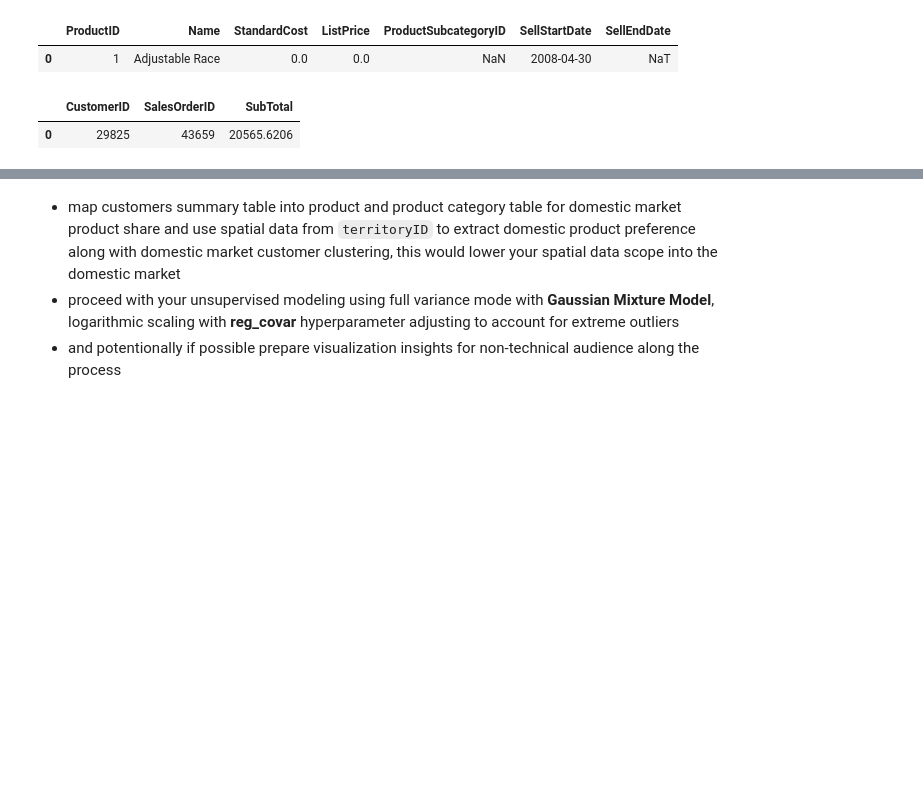
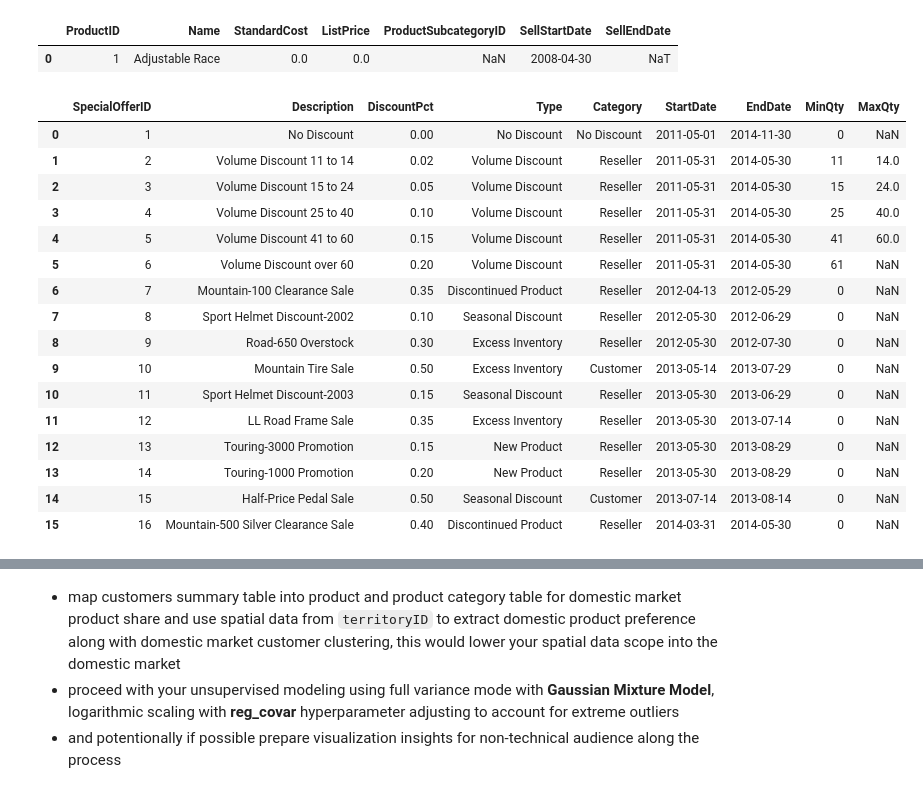
Before and after one commit to AtlasMarbx/AdventureWorks-Data-Migration-and-insight-extraction, a Jupyter notebook: EDA_process.ipynb, the cells around one changed output, grey strips where cells are left out. Drawn from its saved outputs; the diff is of its cells as text; code cells hidden in the pictures; blank space fills up the shorter version.

Commit message:
dependency update and table range increase

```diff
--- a/EDA_process.ipynb
+++ b/EDA_process.ipynb
@@ -59,6 +62,14 @@ with engine.connect() as connection:
     # extracting product subcategory
     query_product_subcategory = 'SELECT * FROM `aw2022-production-productsubcategory`'
     df_product_subcategory = pd.read_sql_query(query_product_subcategory, connection)
+
+    # extracting special offer
+    query_product_specialoffer = 'SELECT * FROM `aw2022-sales-specialoffer`'
+    df_sales_specialoffer= pd.read_sql_query(query_product_specialoffer, connection)
+
+    # extracting customers
+    query_customers = 'SELECT * FROM `aw2022-sales-customer`'
+    df_customers = pd.read_sql_query(query_customers, connection)
 # %% [markdown]
 ## A robust query design must:
 
@@ -1150,9 +1158,28 @@ product_subset.head(1)
 |  | ProductID | Name | StandardCost | ListPrice | ProductSubcategoryID | SellStartDate | SellEndDate |
 | 0 | 1 | Adjustable Race | 0.0 | 0.0 | NaN | 2008-04-30 | NaT |
 # %%
-salesorderheader = refined_df_orderheader[['CustomerID','SalesOrderID', 'SubTotal']].copy()
-salesorderdetails = df_orderdetails[['SalesOrderID', 'ProductID', 'OrderQty', 'LineTotal', 'OrderQty', 'SpecialOfferID' ,'UnitPriceDiscount']].copy()
-rfm_subset = top_transactions_total
+salesorderheader = refined_df_orderheader[['CustomerID','SalesOrderID', 'SubTotal', 'TerritoryID', 'ShipMethodID']].copy()
+salesorderdetails = df_orderdetails[['SalesOrderID', 'ProductID', 'LineTotal', 'OrderQty', 'SpecialOfferID' ,'UnitPriceDiscount']].copy()
+territoryID = df_salesterritory.drop(columns=['rowguid', 'ModifiedDate', 'CostLastYear', 'CostYTD']).copy() # CostLastYear, CostYTD values are 0
+refined_special_offer = df_sales_specialoffer.drop(columns=['rowguid', 'ModifiedDate', 'MaxQty', ])
+sales_summary = pd.merge(salesorderheader, salesorderdetails, on='SalesOrderID')
+
+refined_special_offer
 # %% [output]
-|  | CustomerID | SalesOrderID | SubTotal |
-| 0 | 29825 | 43659 | 20565.6206 |
+|  | SpecialOfferID | Description | DiscountPct | Type | Category | StartDate | EndDate | MinQty | MaxQty |
+| 0 | 1 | No Discount | 0.00 | No Discount | No Discount | 2011-05-01 | 2014-11-30 | 0 | NaN |
+| 1 | 2 | Volume Discount 11 to 14 | 0.02 | Volume Discount | Reseller | 2011-05-31 | 2014-05-30 | 11 | 14.0 |
+| 2 | 3 | Volume Discount 15 to 24 | 0.05 | Volume Discount | Reseller | 2011-05-31 | 2014-05-30 | 15 | 24.0 |
+| 3 | 4 | Volume Discount 25 to 40 | 0.10 | Volume Discount | Reseller | 2011-05-31 | 2014-05-30 | 25 | 40.0 |
+| 4 | 5 | Volume Discount 41 to 60 | 0.15 | Volume Discount | Reseller | 2011-05-31 | 2014-05-30 | 41 | 60.0 |
+| 5 | 6 | Volume Discount over 60 | 0.20 | Volume Discount | Reseller | 2011-05-31 | 2014-05-30 | 61 | NaN |
+| 6 | 7 | Mountain-100 Clearance Sale | 0.35 | Discontinued Product | Reseller | 2012-04-13 | 2012-05-29 | 0 | NaN |
+| 7 | 8 | Sport Helmet Discount-2002 | 0.10 | Seasonal Discount | Reseller | 2012-05-30 | 2012-06-29 | 0 | NaN |
+| 8 | 9 | Road-650 Overstock | 0.30 | Excess Inventory | Reseller | 2012-05-30 | 2012-07-30 | 0 | NaN |
+| 9 | 10 | Mountain Tire Sale | 0.50 | Excess Inventory | Customer | 2013-05-14 | 2013-07-29 | 0 | NaN |
+| 10 | 11 | Sport Helmet Discount-2003 | 0.15 | Seasonal Discount | Reseller | 2013-05-30 | 2013-06-29 | 0 | NaN |
+| 11 | 12 | LL Road Frame Sale | 0.35 | Excess Inventory | Reseller | 2013-05-30 | 2013-07-14 | 0 | NaN |
+| 12 | 13 | Touring-3000 Promotion | 0.15 | New Product | Reseller | 2013-05-30 | 2013-08-29 | 0 | NaN |
+| 13 | 14 | Touring-1000 Promotion | 0.20 | New Product | Reseller | 2013-05-30 | 2013-08-29 | 0 | NaN |
+| 14 | 15 | Half-Price Pedal Sale | 0.50 | Seasonal Discount | Customer | 2013-07-14 | 2013-08-14 | 0 | NaN |
+| 15 | 16 | Mountain-500 Silver Clearance Sale | 0.40 | Discontinued Product | Reseller | 2014-03-31 | 2014-05-30 | 0 | NaN |
```
Also changed, not shown: parts of 8 cells of this notebook, 1 other file.
